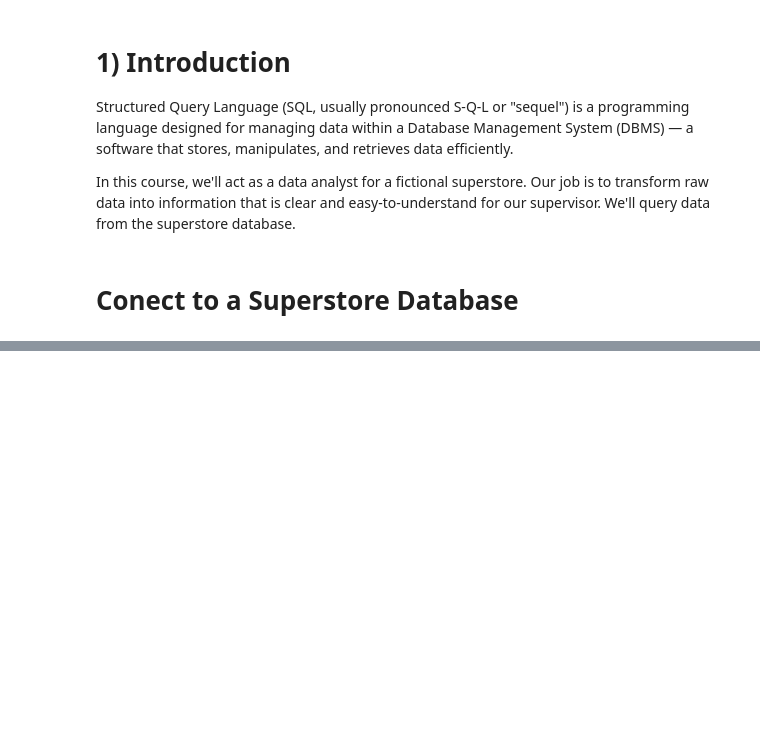
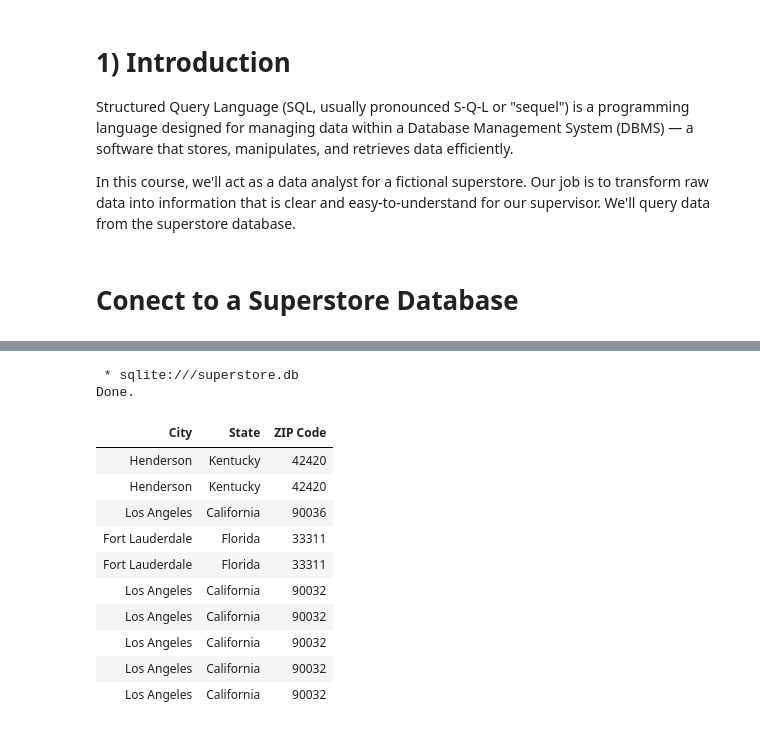
Before and after one commit to TomazFilgueira/Dq_Datascientist, a Jupyter notebook: 5 - Working with Datasources using SQL/5.1 - Introduction to SQL and Databases/1-Exploring the Database and Schema.ipynb, the cells around one changed output, grey strips where cells are left out. Drawn from its saved outputs; the diff is of its cells as text; code cells hidden in the pictures; blank space fills up the shorter version.

```diff
--- a/5 - Working with Datasources using SQL/5.1 - Introduction to SQL and Databases/1-Exploring the Database and Schema.ipynb
+++ b/5 - Working with Datasources using SQL/5.1 - Introduction to SQL and Databases/1-Exploring the Database and Schema.ipynb
@@ -40,0 +272,21 @@ Done.
+# %%
+%%sql
+select city as 'City',
+       state as 'State',
+       postal_code as 'ZIP Code'
+    from orders
+    limit 10
+# %% [output]
+ * sqlite:///superstore.db
+Done.
+| City | State | ZIP Code |
+| Henderson | Kentucky | 42420 |
+| Henderson | Kentucky | 42420 |
+| Los Angeles | California | 90036 |
+| Fort Lauderdale | Florida | 33311 |
+| Fort Lauderdale | Florida | 33311 |
+| Los Angeles | California | 90032 |
+| Los Angeles | California | 90032 |
+| Los Angeles | California | 90032 |
+| Los Angeles | California | 90032 |
+| Los Angeles | California | 90032 |
```
Also changed, not shown: parts of 16 cells of this notebook, 1 other file.
